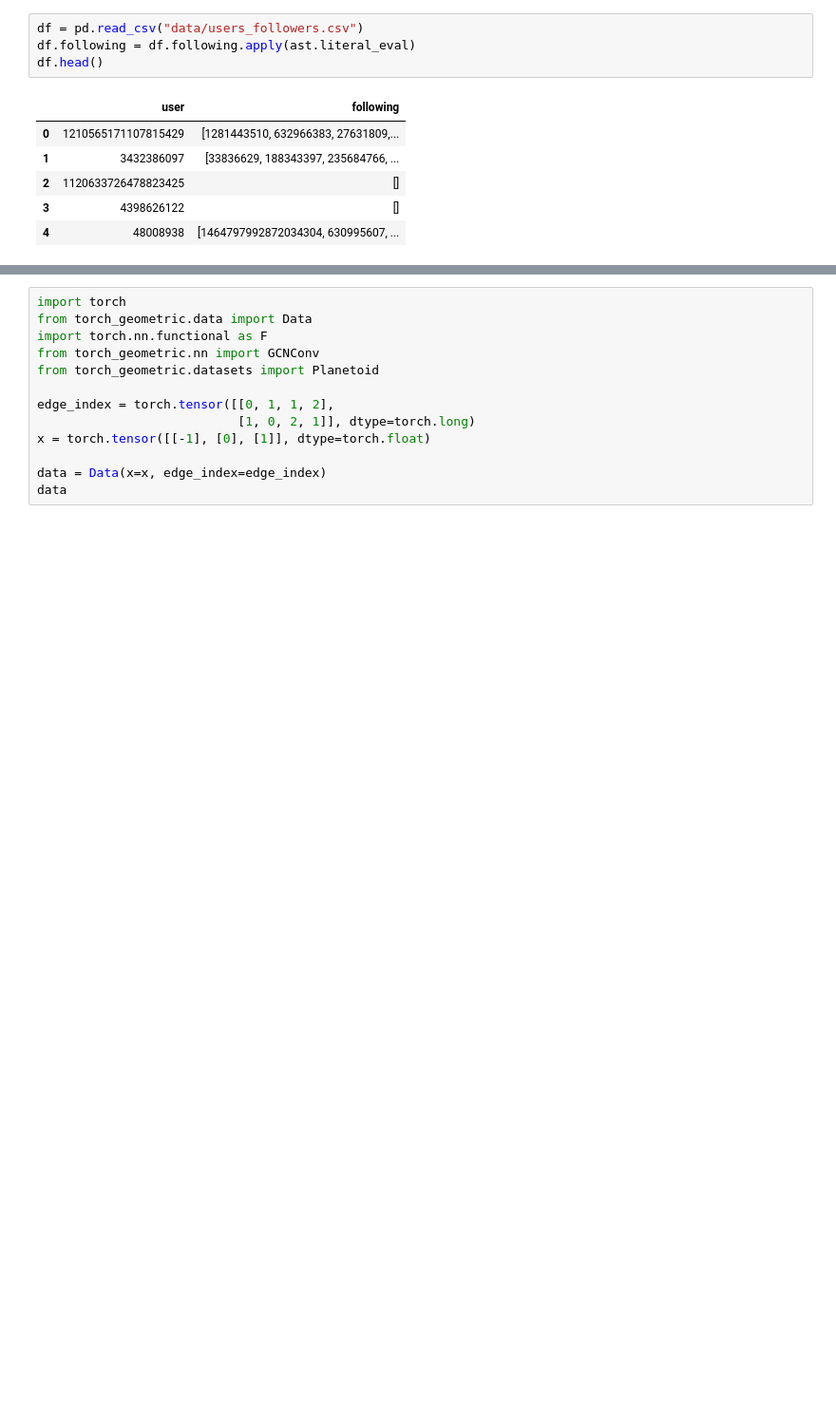
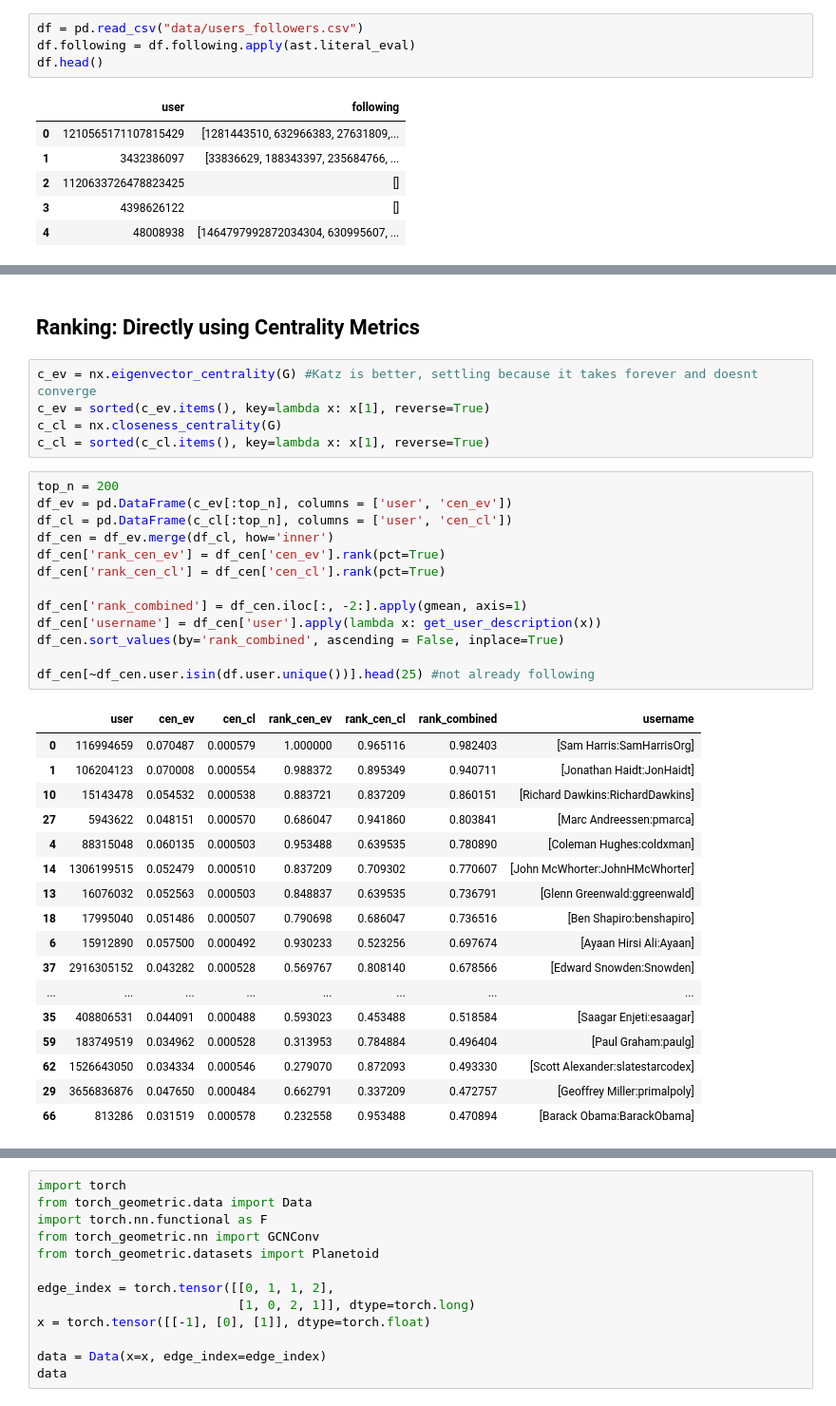
Before and after one commit to lejinvarghese/ego_networks, a Jupyter notebook: projects/twitter/network_exploration.ipynb, the cells around one changed output, grey strips where cells are left out. Shown at 95% size. Cells and saved outputs as stored; diff of their text form; blank space fills up the shorter version.

```diff
--- a/projects/twitter/network_exploration.ipynb
+++ b/projects/twitter/network_exploration.ipynb
@@ -58,0 +184,38 @@ df
+# %% [markdown]
+## **Ranking: Directly using Centrality Metrics**
+# %%
+c_ev = nx.eigenvector_centrality(G) #Katz is better, settling because it takes forever and doesnt converge
+c_ev = sorted(c_ev.items(), key=lambda x: x[1], reverse=True)
+c_cl = nx.closeness_centrality(G)
+c_cl = sorted(c_cl.items(), key=lambda x: x[1], reverse=True)
+# %%
+top_n = 200
+df_ev = pd.DataFrame(c_ev[:top_n], columns = ['user', 'cen_ev'])
+df_cl = pd.DataFrame(c_cl[:top_n], columns = ['user', 'cen_cl'])
+df_cen = df_ev.merge(df_cl, how='inner')
+df_cen['rank_cen_ev'] = df_cen['cen_ev'].rank(pct=True)
+df_cen['rank_cen_cl'] = df_cen['cen_cl'].rank(pct=True)
+
+df_cen['rank_combined'] = df_cen.iloc[:, -2:].apply(gmean, axis=1)
+df_cen['username'] = df_cen['user'].apply(lambda x: get_user_description(x))
+df_cen.sort_values(by='rank_combined', ascending = False, inplace=True)
+
+df_cen[~df_cen.user.isin(df.user.unique())].head(25) #not already following
+# %% [output]
+|  | user | cen_ev | cen_cl | rank_cen_ev | rank_cen_cl | rank_combined | username |
+| 0 | 116994659 | 0.070487 | 0.000579 | 1.000000 | 0.965116 | 0.982403 | [Sam Harris:SamHarrisOrg] |
+| 1 | 106204123 | 0.070008 | 0.000554 | 0.988372 | 0.895349 | 0.940711 | [Jonathan Haidt:JonHaidt] |
+| 10 | 15143478 | 0.054532 | 0.000538 | 0.883721 | 0.837209 | 0.860151 | [Richard Dawkins:RichardDawkins] |
+| 27 | 5943622 | 0.048151 | 0.000570 | 0.686047 | 0.941860 | 0.803841 | [Marc Andreessen:pmarca] |
+| 4 | 88315048 | 0.060135 | 0.000503 | 0.953488 | 0.639535 | 0.780890 | [Coleman Hughes:coldxman] |
+| 14 | 1306199515 | 0.052479 | 0.000510 | 0.837209 | 0.709302 | 0.770607 | [John McWhorter:JohnHMcWhorter] |
+| 13 | 16076032 | 0.052563 | 0.000503 | 0.848837 | 0.639535 | 0.736791 | [Glenn Greenwald:ggreenwald] |
+| 18 | 17995040 | 0.051486 | 0.000507 | 0.790698 | 0.686047 | 0.736516 | [Ben Shapiro:benshapiro] |
+| 6 | 15912890 | 0.057500 | 0.000492 | 0.930233 | 0.523256 | 0.697674 | [Ayaan Hirsi Ali:Ayaan] |
+| 37 | 2916305152 | 0.043282 | 0.000528 | 0.569767 | 0.808140 | 0.678566 | [Edward Snowden:Snowden] |
+| ... | ... | ... | ... | ... | ... | ... | ... |
+| 35 | 408806531 | 0.044091 | 0.000488 | 0.593023 | 0.453488 | 0.518584 | [Saagar Enjeti:esaagar] |
+| 59 | 183749519 | 0.034962 | 0.000528 | 0.313953 | 0.784884 | 0.496404 | [Paul Graham:paulg] |
+| 62 | 1526643050 | 0.034334 | 0.000546 | 0.279070 | 0.872093 | 0.493330 | [Scott Alexander:slatestarcodex] |
+| 29 | 3656836876 | 0.047650 | 0.000484 | 0.662791 | 0.337209 | 0.472757 | [Geoffrey Miller:primalpoly] |
+| 66 | 813286 | 0.031519 | 0.000578 | 0.232558 | 0.953488 | 0.470894 | [Barack Obama:BarackObama] |
```
Also changed, not shown: parts of 15 cells of this notebook, 3 other files.
